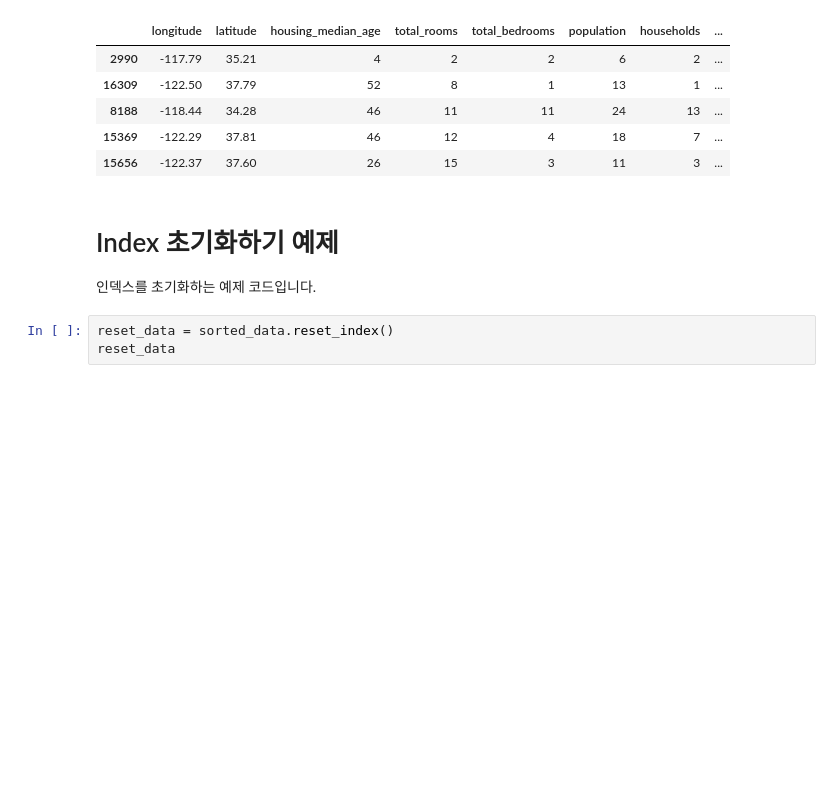
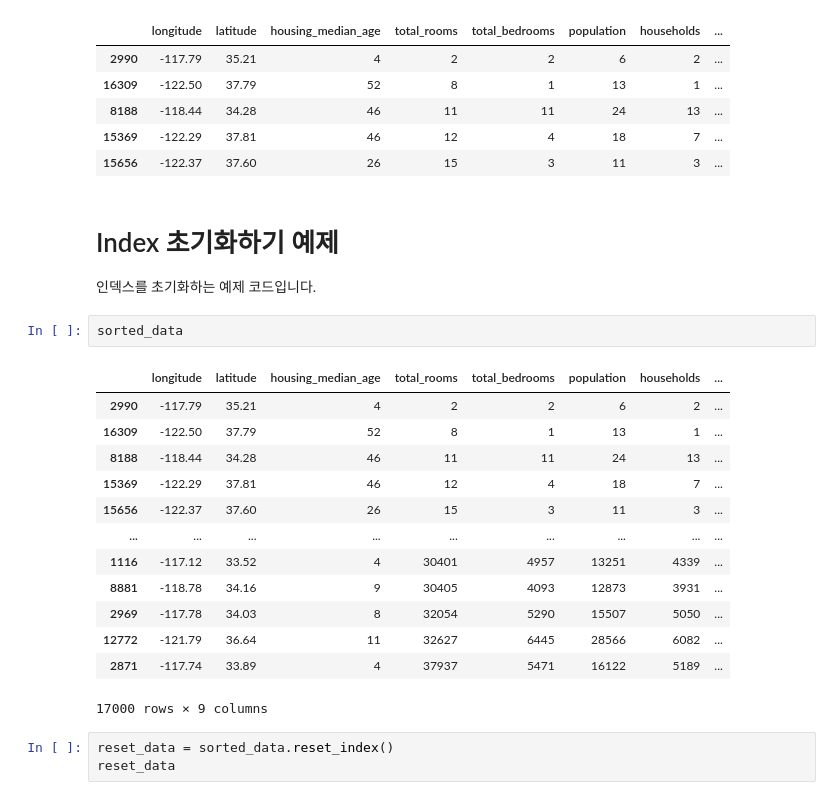
Before and after one commit to euisuk-chung/TimeSeriesDataAnalysis, a Jupyter notebook: 실습자료/판다스_데이터분석_실습.ipynb, the cells around one changed output. Drawn from its saved outputs; the diff is of its cells as text; blank space fills up the shorter version.

```diff
--- a/실습자료/판다스_데이터분석_실습.ipynb
+++ b/실습자료/판다스_데이터분석_실습.ipynb
@@ -595,6 +578,22 @@ sorted_data.head()
 # %% [markdown]
 # Index 초기화하기 예제
 인덱스를 초기화하는 예제 코드입니다.
+# %%
+sorted_data
+# %% [output]
+|  | longitude | latitude | housing_median_age | total_rooms | total_bedrooms | population | households | ... |
+| 2990 | -117.79 | 35.21 | 4 | 2 | 2 | 6 | 2 | ... |
+| 16309 | -122.50 | 37.79 | 52 | 8 | 1 | 13 | 1 | ... |
+| 8188 | -118.44 | 34.28 | 46 | 11 | 11 | 24 | 13 | ... |
+| 15369 | -122.29 | 37.81 | 46 | 12 | 4 | 18 | 7 | ... |
+| 15656 | -122.37 | 37.60 | 26 | 15 | 3 | 11 | 3 | ... |
+| ... | ... | ... | ... | ... | ... | ... | ... | ... |
+| 1116 | -117.12 | 33.52 | 4 | 30401 | 4957 | 13251 | 4339 | ... |
+| 8881 | -118.78 | 34.16 | 9 | 30405 | 4093 | 12873 | 3931 | ... |
+| 2969 | -117.78 | 34.03 | 8 | 32054 | 5290 | 15507 | 5050 | ... |
+| 12772 | -121.79 | 36.64 | 11 | 32627 | 6445 | 28566 | 6082 | ... |
+| 2871 | -117.74 | 33.89 | 4 | 37937 | 5471 | 16122 | 5189 | ... |
+17000 rows × 9 columns
 # %%
 reset_data = sorted_data.reset_index()
 reset_data
```
Also changed, not shown: parts of 21 cells of this notebook.
